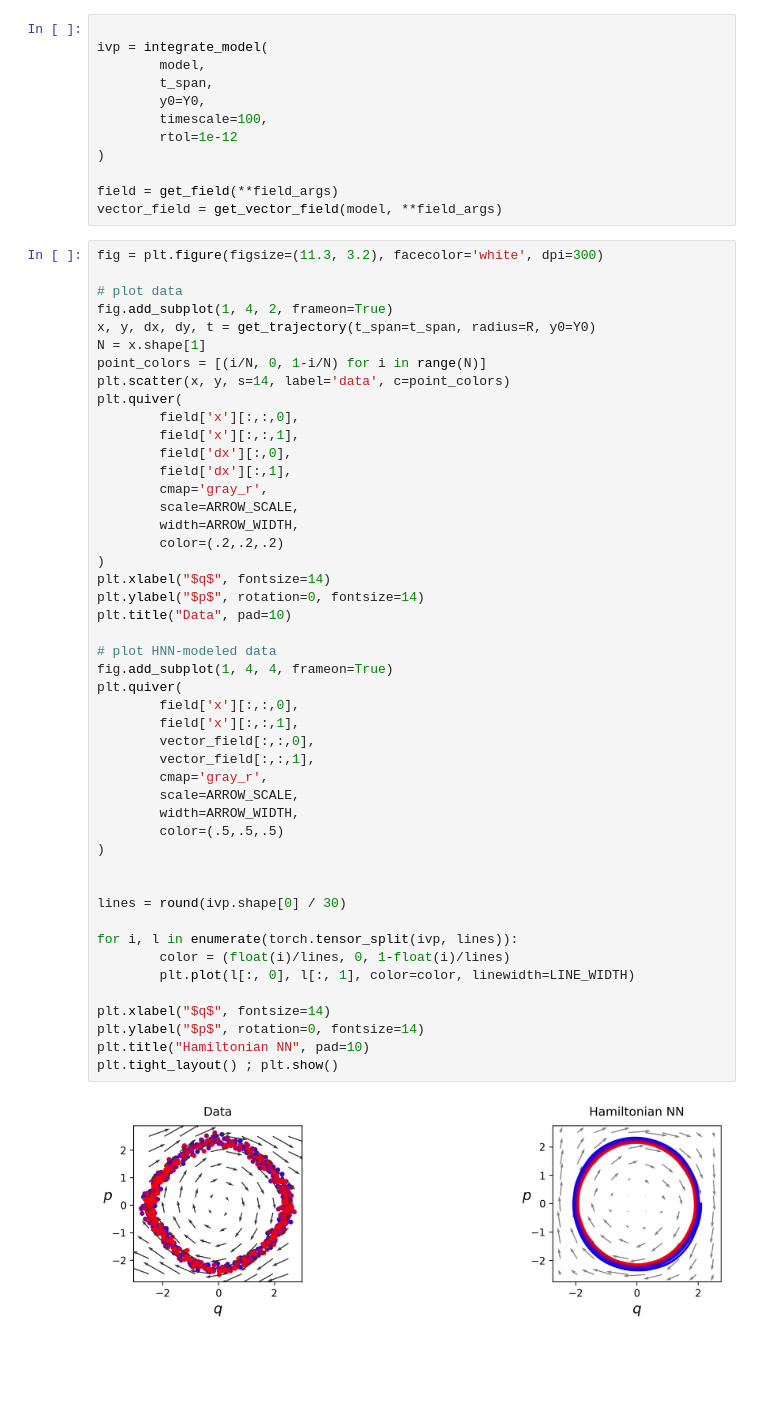
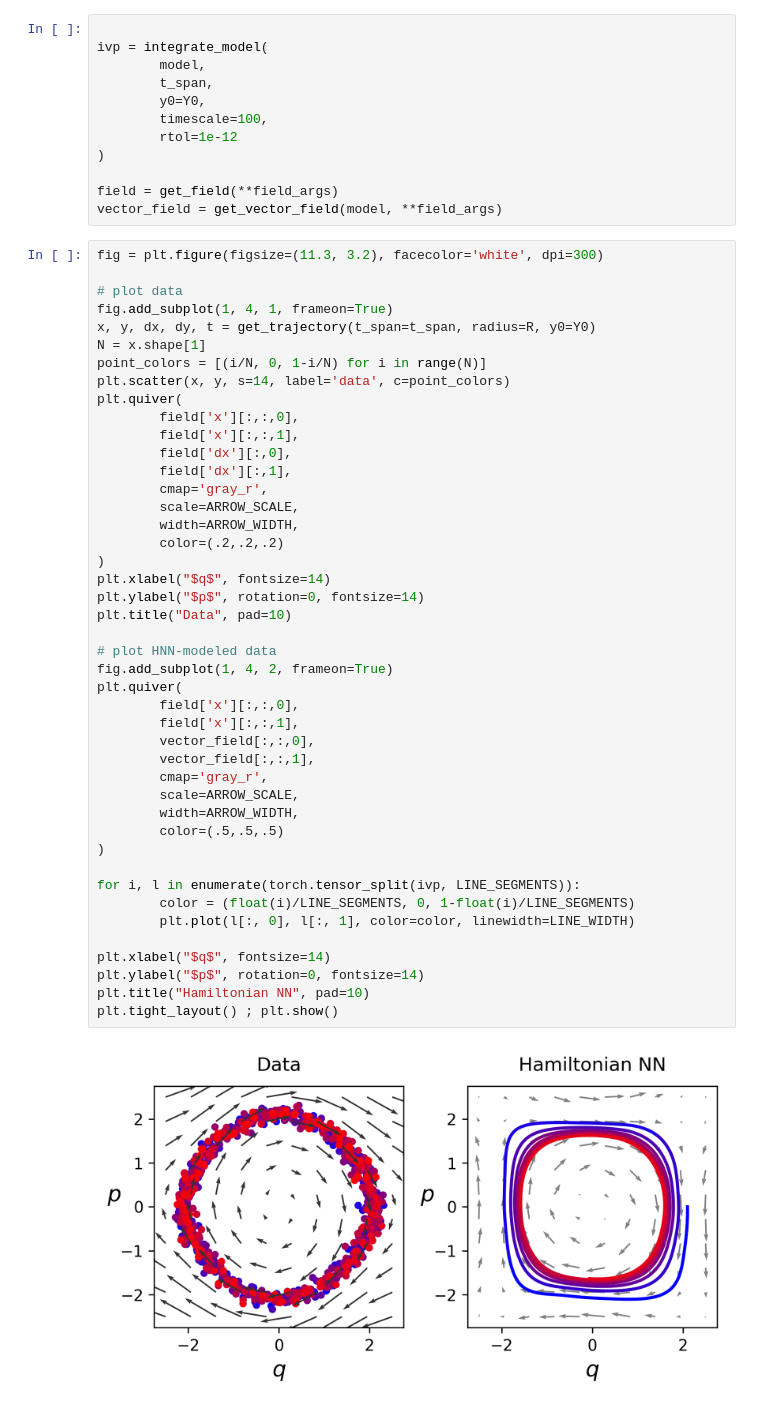
Before and after one commit to kristinlindquist/pinns, a Jupyter notebook: src/hnn/run.ipynb, the cells around one changed output. Cells and saved outputs as stored; diff of their text form; blank space fills up the shorter version.

```diff
--- a/src/hnn/run.ipynb
+++ b/src/hnn/run.ipynb
@@ -73,7 +58,7 @@ vector_field = get_vector_field(model, **field_args)
 fig = plt.figure(figsize=(11.3, 3.2), facecolor='white', dpi=300)
 
 # plot data
-fig.add_subplot(1, 4, 2, frameon=True)
+fig.add_subplot(1, 4, 1, frameon=True)
 x, y, dx, dy, t = get_trajectory(t_span=t_span, radius=R, y0=Y0)
 N = x.shape[1]
 point_colors = [(i/N, 0, 1-i/N) for i in range(N)]
@@ -84,37 +69,34 @@ plt.quiver(
         field['dx'][:,0],
         field['dx'][:,1],
         cmap='gray_r',
         scale=ARROW_SCALE,
         width=ARROW_WIDTH,
         color=(.2,.2,.2)
 )
 plt.xlabel("$q$", fontsize=14)
 plt.ylabel("$p$", rotation=0, fontsize=14)
 plt.title("Data", pad=10)
 
 # plot HNN-modeled data
-fig.add_subplot(1, 4, 4, frameon=True)
+fig.add_subplot(1, 4, 2, frameon=True)
 plt.quiver(
         field['x'][:,:,0],
         field['x'][:,:,1],
         vector_field[:,:,0],
         vector_field[:,:,1],
         cmap='gray_r',
         scale=ARROW_SCALE,
         width=ARROW_WIDTH,
         color=(.5,.5,.5)
 )
 
-
-lines = round(ivp.shape[0] / 30)
-
-for i, l in enumerate(torch.tensor_split(ivp, lines)):
-        color = (float(i)/lines, 0, 1-float(i)/lines)
+for i, l in enumerate(torch.tensor_split(ivp, LINE_SEGMENTS)):
+        color = (float(i)/LINE_SEGMENTS, 0, 1-float(i)/LINE_SEGMENTS)
         plt.plot(l[:, 0], l[:, 1], color=color, linewidth=LINE_WIDTH)
 
 plt.xlabel("$q$", fontsize=14)
 plt.ylabel("$p$", rotation=0, fontsize=14)
 plt.title("Hamiltonian NN", pad=10)
 plt.tight_layout() ; plt.show()
 # %% [output]
-[figure, old version]
+[figure, new version]
```
Also changed, not shown: parts of 1 cell of this notebook, 1 other file.
